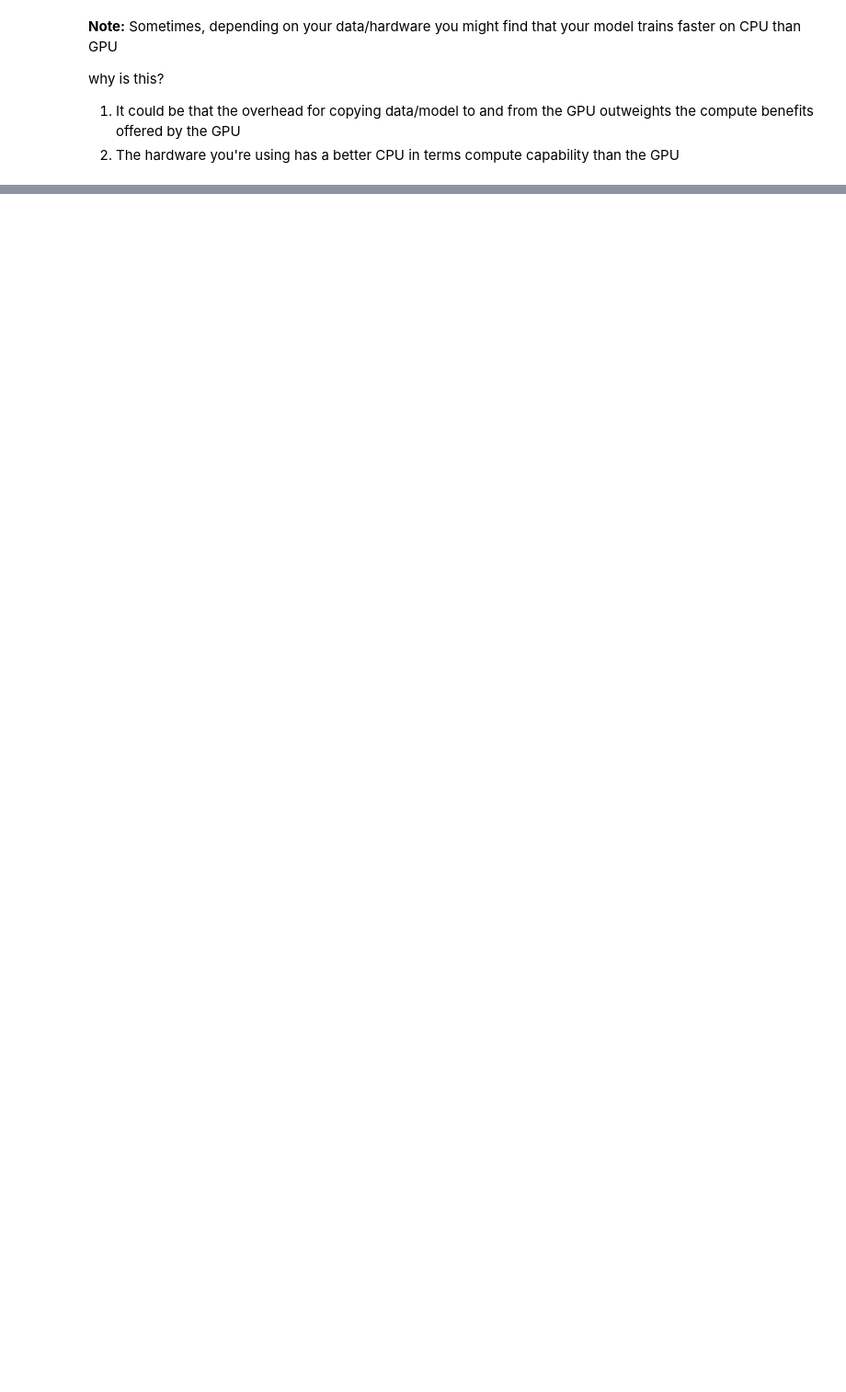
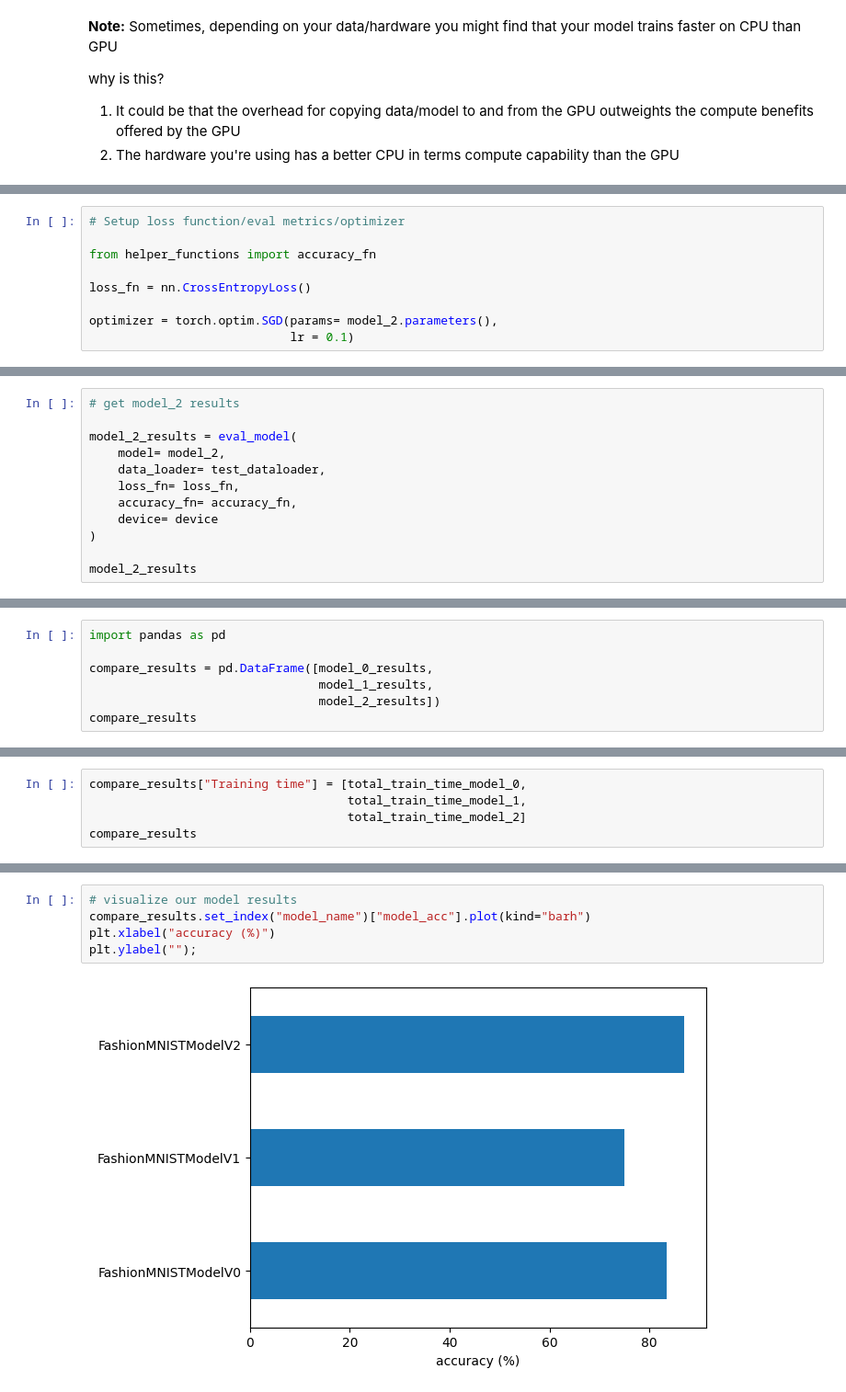
Before and after one commit to Finix-07/pytorch_practice, a Jupyter notebook: CNN.ipynb, the cells around one changed output, grey strips where cells are left out. Shown: that part at 92% size. Saved outputs shown, nothing was run; the diff lists cells and outputs as text; blank space fills up the shorter version.

Commit message:
Made CNN model for fashion MNIST

```diff
--- a/CNN.ipynb
+++ b/CNN.ipynb
@@ -687,0 +982,9 @@ total_train_time_model_0
+# %%
+# Setup loss function/eval metrics/optimizer
+
+from helper_functions import accuracy_fn
+
+loss_fn = nn.CrossEntropyLoss()
+
+optimizer = torch.optim.SGD(params= model_2.parameters(),
+                            lr = 0.1)
@@ -687,0 +1044,12 @@ total_train_time_model_0
+# %%
+# get model_2 results
+
+model_2_results = eval_model(
+    model= model_2,
+    data_loader= test_dataloader,
+    loss_fn= loss_fn,
+    accuracy_fn= accuracy_fn,
+    device= device
+)
+
+model_2_results
@@ -687,0 +1066,7 @@ total_train_time_model_0
+# %%
+import pandas as pd
+
+compare_results = pd.DataFrame([model_0_results,
+                                model_1_results,
+                                model_2_results])
+compare_results
@@ -687,0 +1078,5 @@ total_train_time_model_0
+# %%
+compare_results["Training time"] = [total_train_time_model_0,
+                                    total_train_time_model_1,
+                                    total_train_time_model_2]
+compare_results
@@ -687,0 +1088,7 @@ total_train_time_model_0
+# %%
+# visualize our model results
+compare_results.set_index("model_name")["model_acc"].plot(kind="barh")
+plt.xlabel("accuracy (%)")
+plt.ylabel("");
+# %% [output]
+[figure, added]
```
Also changed, not shown: parts of 52 cells of this notebook, 1 other file.
